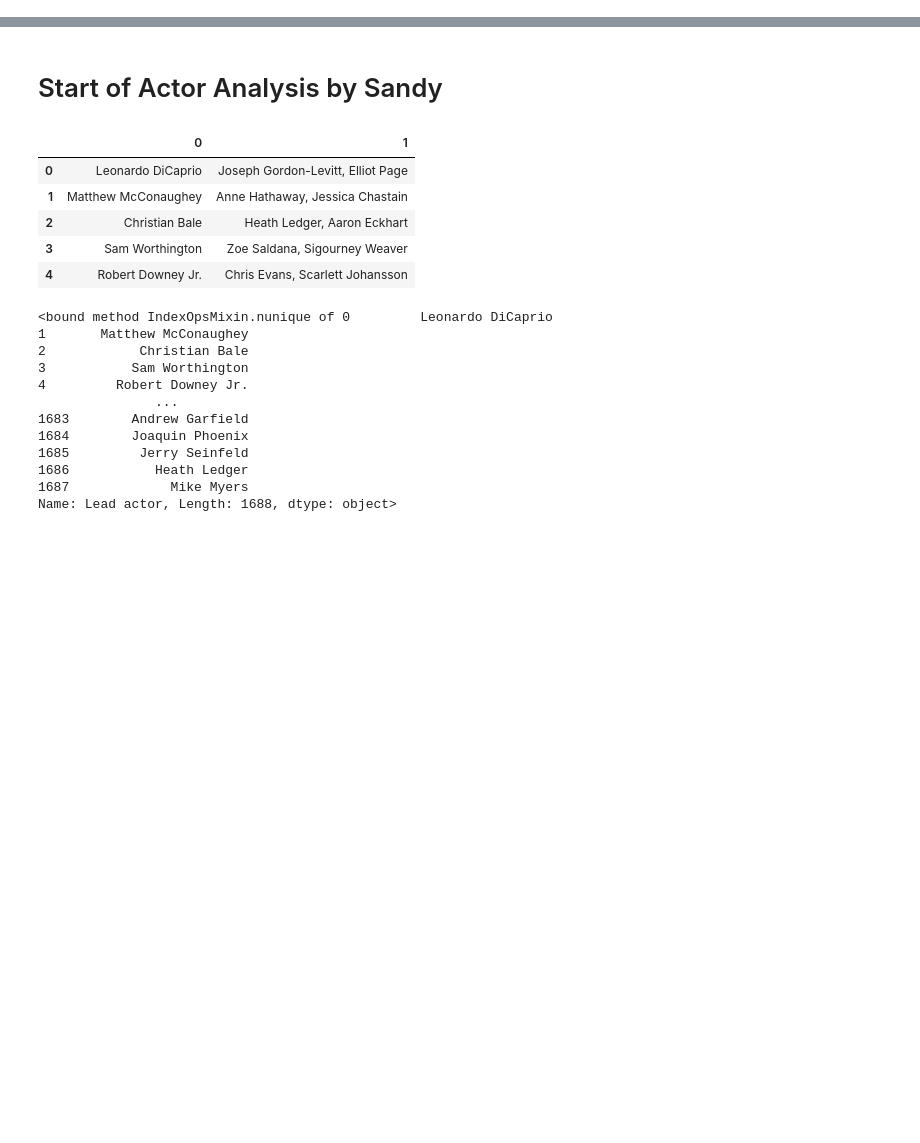
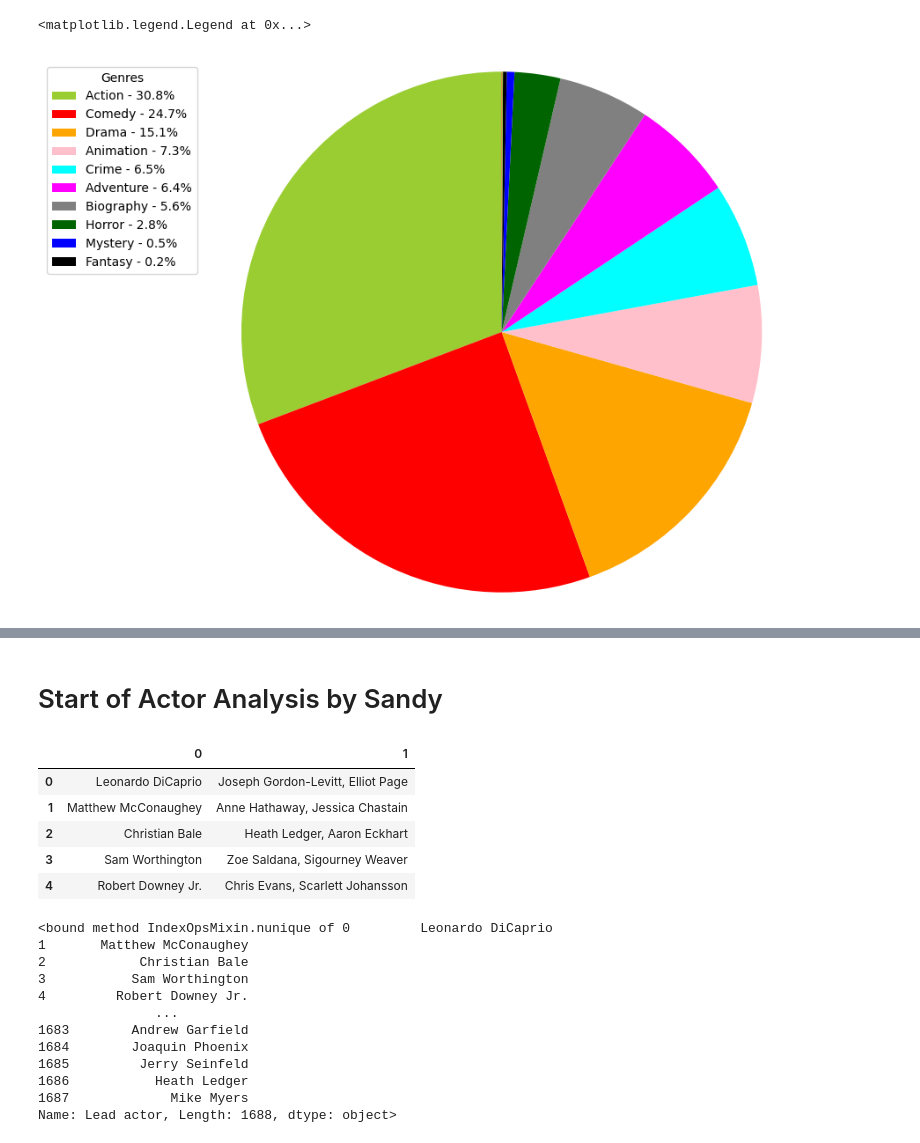
Before and after one commit to jvwastaken/Blockbuster-Breakdown, a Jupyter notebook: Data/Data_Analysis.ipynb, the cells around one changed output, grey strips where cells are left out. Cells and saved outputs as stored; diff of their text form; code cells hidden in the pictures; blank space fills up the shorter version.

Commit message:
added genre analysis

```diff
--- a/Data/Data_Analysis.ipynb
+++ b/Data/Data_Analysis.ipynb
@@ -18,0 +21,3 @@ movie_df.head()
+# %%
+genre_movies  = pd.read_csv('starting_7351.csv')
+genre_movies.info()
@@ -18,0 +42,14 @@ movie_df.head()
+# %%
+
+labels = ['Action', 'Comedy', 'Drama', 'Animation', 'Crime', 'Adventure', 'Biography', 'Horror', 'Mystery', 'Fantasy']
+colors = ['yellowgreen','red', 'orange','pink', 'cyan','magenta','grey', 'darkgreen', 'blue','black']
+
+
+genre_count = genre_movies['main_genre'].value_counts()
+
+fig1, ax1 = plt.subplots(figsize=(15, 8))
+wedges, texts = plt.pie(genre_count, colors=colors, startangle=90, radius=1.2)
+plt.legend(wedges, [f'{label} - {count/sum(genre_count)*100:.1f}%' for label, count in zip(labels, genre_count)], title="Genres", loc="upper left",bbox_to_anchor = (-.35,1))
+# %% [output]
+<matplotlib.legend.Legend at 0x...>
+[figure, added]
```
Also changed, not shown: parts of 3 cells of this notebook.
